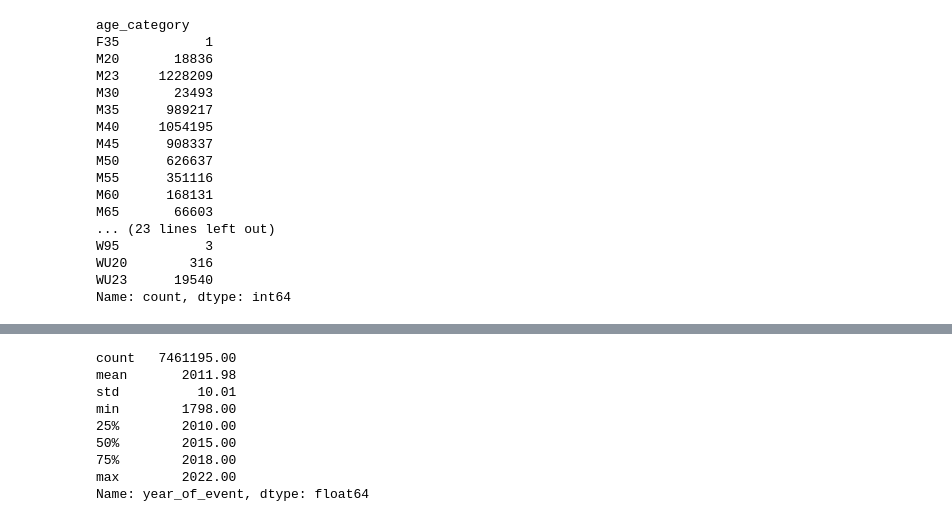
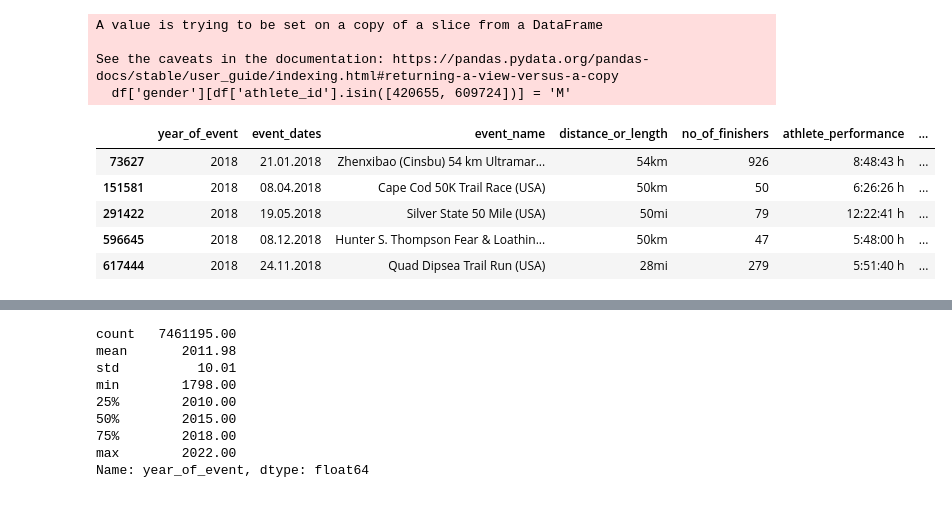
Before and after one commit to dmshakur/ultra-running-data-analysis, a Jupyter notebook: notebooks/data_processing.ipynb, the cells around one changed output, grey strips where cells are left out. Drawn from its saved outputs; the diff is of its cells as text; code cells hidden in the pictures.

Commit message:
Finished commenting out data_processing.ipynb, put finishing touches on data_processing and fixed some small issues.

```diff
--- a/notebooks/data_processing.ipynb
+++ b/notebooks/data_processing.ipynb
@@ -79,3 +104,0 @@ df[df['Athlete ID'].isin(list(x_gender))].sort_values(by = 'Athlete gender').hea
-# %%
-df['Athlete gender'][df['Athlete ID'].isin([420655, 609724])] = 'M'
-df[df['Athlete gender'] == 'X'].head()
@@ -118,20 +104,0 @@ df.head()
-# %%
-df['age_category'].value_counts().sort_index()
-# %% [output]
-age_category
-F35           1
-M20       18836
-M23     1228209
-M30       23493
-M35      989217
-M40     1054195
-M45      908337
-M50      626637
-M55      351116
-M60      168131
-M65       66603
-... (23 lines left out)
-W95           3
-WU20        316
-WU23      19540
-Name: count, dtype: int64
@@ -139,0 +105,16 @@ df.loc[df['age_category'] == 'F35', 'age_category'] = 'W35'
+# %%
+# Of the improper values there are two athlete ids that have athlete category values that tell me what their gender actually is
+
+df['gender'][df['athlete_id'].isin([420655, 609724])] = 'M'
+df[df['gender'] == 'X'].head()
+# %% [output]
+A value is trying to be set on a copy of a slice from a DataFrame
+
+See the caveats in the documentation: https://pandas.pydata.org/pandas-docs/stable/user_guide/indexing.html#returning-a-view-versus-a-copy
+  df['gender'][df['athlete_id'].isin([420655, 609724])] = 'M'
+|  | year_of_event | event_dates | event_name | distance_or_length | no_of_finishers | athlete_performance | ... |
+| 73627 | 2018 | 21.01.2018 | Zhenxibao (Cinsbu) 54 km Ultramar... | 54km | 926 | 8:48:43 h | ... |
+| 151581 | 2018 | 08.04.2018 | Cape Cod 50K Trail Race (USA) | 50km | 50 | 6:26:26 h | ... |
+| 291422 | 2018 | 19.05.2018 | Silver State 50 Mile (USA) | 50mi | 79 | 12:22:41 h | ... |
+| 596645 | 2018 | 08.12.2018 | Hunter S. Thompson Fear & Loathin... | 50km | 47 | 5:48:00 h | ... |
+| 617444 | 2018 | 24.11.2018 | Quad Dipsea Trail Run (USA) | 28mi | 279 | 5:51:40 h | ... |
```
Also changed, not shown: parts of 75 cells of this notebook, 2 other files.
